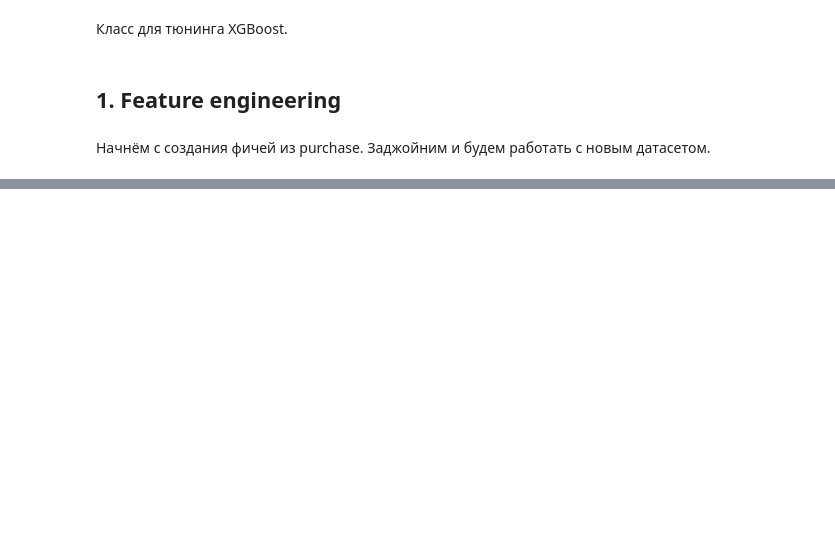
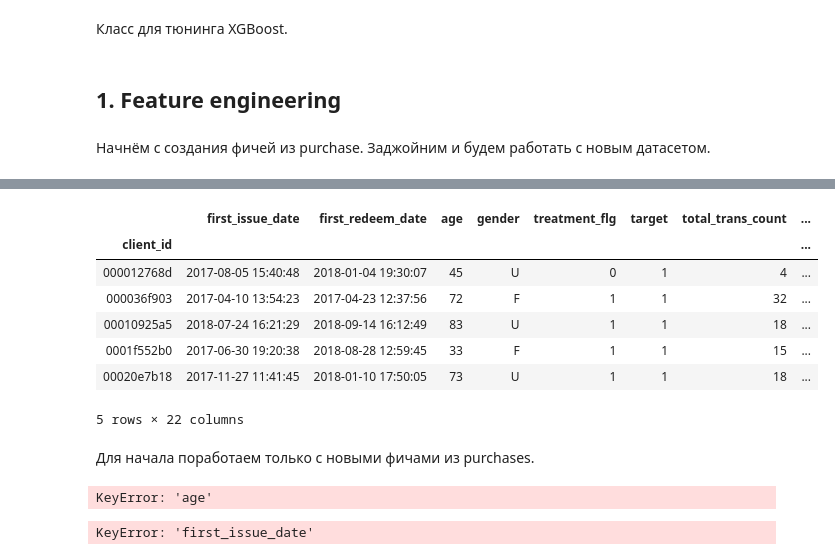
Before and after one commit to doksketch/call-you-maybe, a Jupyter notebook: sandbox/01_feature engineering.ipynb, the cells around one changed output, grey strips where cells are left out. Drawn from its saved outputs; the diff is of its cells as text; code cells hidden in the pictures; blank space fills up the shorter version.

```diff
--- a/sandbox/01_feature engineering.ipynb
+++ b/sandbox/01_feature engineering.ipynb
@@ -389,0 +374,23 @@ uplift.to_csv(path + '/uplift_features.csv')
+# %%
+uplift = pd.read_csv(path + '/uplift_features.csv', index_col='client_id')
+uplift.head()
+# %% [output]
+|  | first_issue_date | first_redeem_date | age | gender | treatment_flg | target | total_trans_count | ... |
+| client_id |  |  |  |  |  |  |  | ... |
+| 000012768d | 2017-08-05 15:40:48 | 2018-01-04 19:30:07 | 45 | U | 0 | 1 | 4 | ... |
+| 000036f903 | 2017-04-10 13:54:23 | 2017-04-23 12:37:56 | 72 | F | 1 | 1 | 32 | ... |
+| 00010925a5 | 2018-07-24 16:21:29 | 2018-09-14 16:12:49 | 83 | U | 1 | 1 | 18 | ... |
+| 0001f552b0 | 2017-06-30 19:20:38 | 2018-08-28 12:59:45 | 33 | F | 1 | 1 | 15 | ... |
+| 00020e7b18 | 2017-11-27 11:41:45 | 2018-01-10 17:50:05 | 73 | U | 1 | 1 | 18 | ... |
+5 rows × 22 columns
+# %% [markdown]
+Для начала поработаем только с новыми фичами из purchases.
+# %%
+age = Pipeline([
+                ('selector', ColumnSelector(column='age')),
+                ('age', AgeTransformator(key='age', age_min = 16, age_max = 80))
+            ])
+
+age.fit_transform(uplift)
+# %% [output]
+KeyError: 'age'
@@ -389,0 +407,9 @@ uplift.to_csv(path + '/uplift_features.csv')
+# %%
+feats = FeatureUnion(final_transformers)
+
+feature_processing = Pipeline([('feats', feats)])
+
+VV = feature_processing.fit_transform(uplift)
+VV
+# %% [output]
+KeyError: 'first_issue_date'
```
Also changed, not shown: parts of 13 cells of this notebook.
